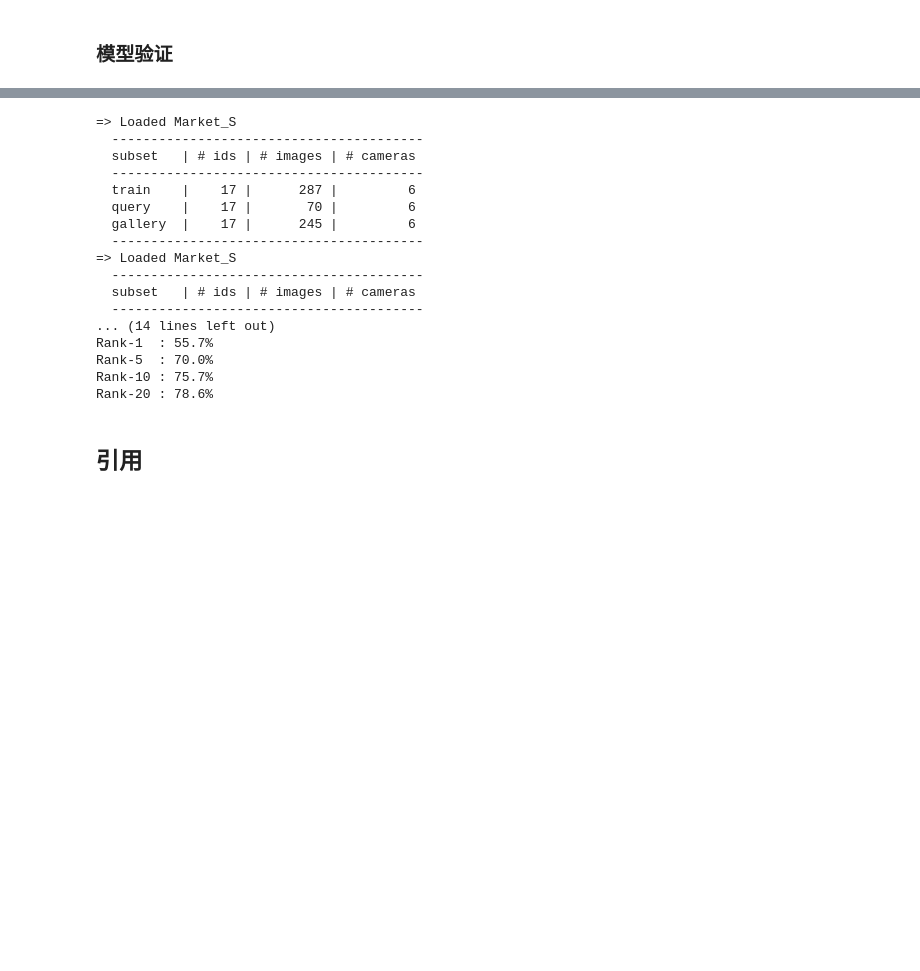
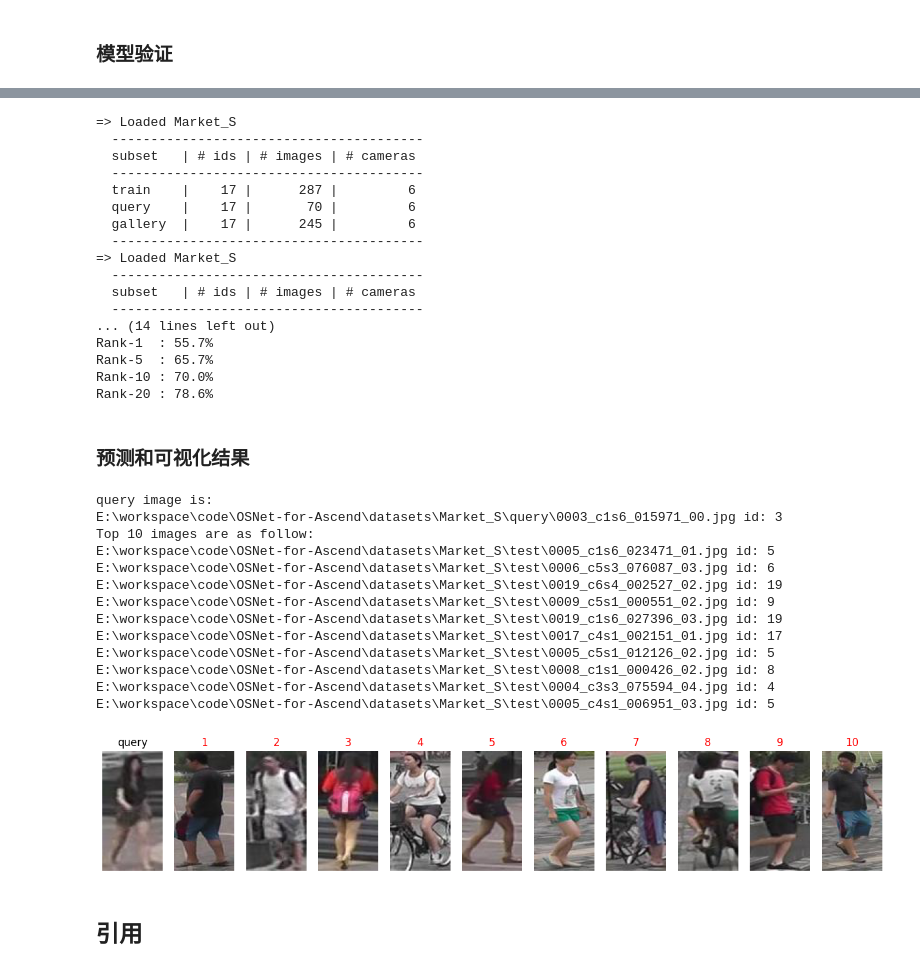
Before and after one commit to xioyodd/OSNet-for-Ascend, a Jupyter notebook: OSNet.ipynb, the cells around one changed output, grey strips where cells are left out. Saved outputs shown, nothing was run; the diff lists cells and outputs as text; code cells hidden in the pictures; blank space fills up the shorter version.

```diff
--- a/OSNet.ipynb
+++ b/OSNet.ipynb
@@ -583,7 +583,7 @@ def dataset_creator(
         ])
         data_set = data_set.map(operations=transforms, input_columns=['img'])
         data_set = data_set.batch(batch_size=batch_size_train, drop_remainder=True)
-        return num_pids, data_set
+        return num_pids, data_set, dataset_
 
     data_set = ds.GeneratorDataset(dataset_, ['img', 'pid', 'camid'], python_multiprocessing=False)
     transforms = Compose([
@@ -594,7 +594,7 @@ def dataset_creator(
     ])
     data_set = data_set.map(operations=transforms, input_columns=['img'])
     data_set = data_set.batch(batch_size=batch_size_test, drop_remainder=False)
-    return num_pids, data_set
+    return num_pids, data_set, dataset_
 # %% [markdown]
 ## 模型训练与评估
 # %% [markdown]
@@ -865,11 +856,11 @@ def eval_rank(distmat, q_pids, g_pids, q_camids, g_camids, max_rank=50):
     mAP = np.mean(all_AP)
     return all_cmc, mAP
 
-checkpoint_file_path = "./output/checkpoint/market_S/osnet_2-90_8.ckpt"
+checkpoint_file_path = "./output/checkpoint/market_S/osnet_4-90_8.ckpt"
 batch_size_test = 32
 
-num_train_classes, query_dataset = dataset_creator(root=data_path, height=height, width=width, batch_size_test=batch_size_test, mode='query')
-num_train_classes, gallery_dataset = dataset_creator(root=data_path, height=height, width=width, batch_size_test=batch_size_test, mode='gallery')
+num_train_classes, query_dataset, query_data = dataset_creator(root=data_path, height=height, width=width, batch_size_test=batch_size_test, mode='query')
+num_train_classes, gallery_dataset, gallery_data = dataset_creator(root=data_path, height=height, width=width, batch_size_test=batch_size_test, mode='gallery')
 
 net = create_osnet(num_train_classes)
 param_dict = load_checkpoint(checkpoint_file_path, filter_prefix='epoch_num')
@@ -941,9 +932,64 @@ for r in ranks:
   ----------------------------------------
 ... (14 lines left out)
 Rank-1  : 55.7%
-Rank-5  : 70.0%
-Rank-10 : 75.7%
+Rank-5  : 65.7%
+Rank-10 : 70.0%
 Rank-20 : 78.6%
+# %% [markdown]
+### 预测和可视化结果
+# %%
+# visualization
+import matplotlib
+import matplotlib.pyplot as plt
+
+def imshow(path, title=None):
+    im = plt.imread(path)
+    plt.imshow(im)
+    if title is not None:
+        plt.title(title)
+def sort_img(distmat,query_index):
+    # print(distmat[query_index])
+    index = np.argsort(distmat[query_index])
+    # print(index)
+    return index
+
+query_index = 0
+index = sort_img(distmat, query_index)
+query_path, query_label, camid, _ = query_data.data[query_index]
+print('query image is:')
+print(query_path,'id:', query_label)
+print('Top 10 images are as follow:')
+fig = plt.figure(figsize=(16,4))
+ax = plt.subplot(1,11,1)
+ax.axis('off')
+imshow(query_path,'query')
+for i in range(10):
+    ax = plt.subplot(1,11,i+2)
+    ax.axis('off')
+    img_path, label, camid, _ = gallery_data.data[index[i]]
+    if label == query_label:
+        ax.set_title('%d'%(i+1), color='green')
+    else:
+        ax.set_title('%d'%(i+1), color='red')
+    imshow(img_path)
+    print(img_path, 'id:', label)
+fig.savefig("show.png")
+plt.show()
+# %% [output]
+query image is:
+E:\workspace\code\OSNet-for-Ascend\datasets\Market_S\query\0003_c1s6_015971_00.jpg id: 3
+Top 10 images are as follow:
+E:\workspace\code\OSNet-for-Ascend\datasets\Market_S\test\0005_c1s6_023471_01.jpg id: 5
+E:\workspace\code\OSNet-for-Ascend\datasets\Market_S\test\0006_c5s3_076087_03.jpg id: 6
+E:\workspace\code\OSNet-for-Ascend\datasets\Market_S\test\0019_c6s4_002527_02.jpg id: 19
+E:\workspace\code\OSNet-for-Ascend\datasets\Market_S\test\0009_c5s1_000551_02.jpg id: 9
+E:\workspace\code\OSNet-for-Ascend\datasets\Market_S\test\0019_c1s6_027396_03.jpg id: 19
+E:\workspace\code\OSNet-for-Ascend\datasets\Market_S\test\0017_c4s1_002151_01.jpg id: 17
+E:\workspace\code\OSNet-for-Ascend\datasets\Market_S\test\0005_c5s1_012126_02.jpg id: 5
+E:\workspace\code\OSNet-for-Ascend\datasets\Market_S\test\0008_c1s1_000426_02.jpg id: 8
+E:\workspace\code\OSNet-for-Ascend\datasets\Market_S\test\0004_c3s3_075594_04.jpg id: 4
+E:\workspace\code\OSNet-for-Ascend\datasets\Market_S\test\0005_c4s1_006951_03.jpg id: 5
+[figure, added]
 # %% [markdown]
 ## 引用
 # %% [markdown]
```
Also changed, not shown: parts of 4 cells of this notebook.
